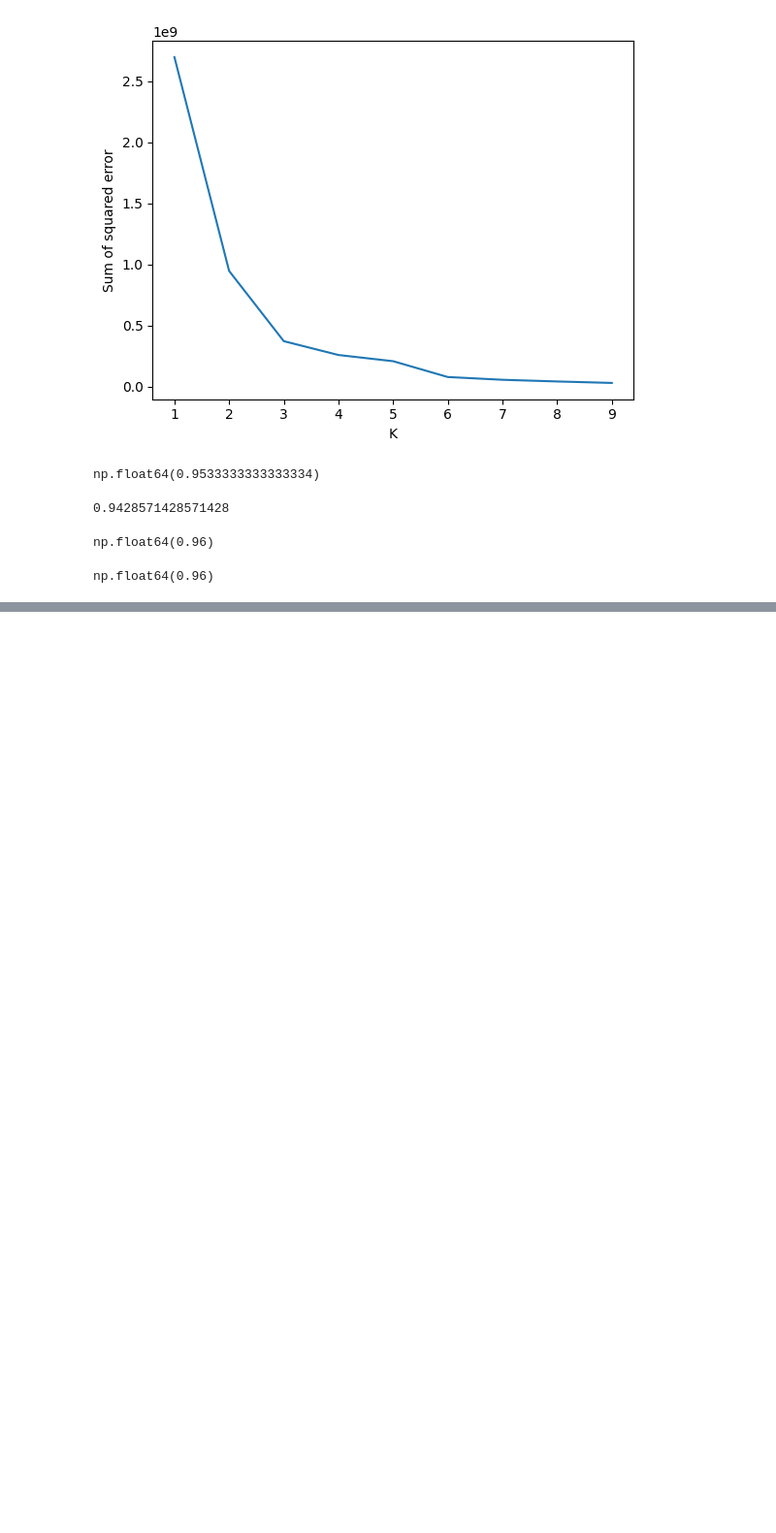
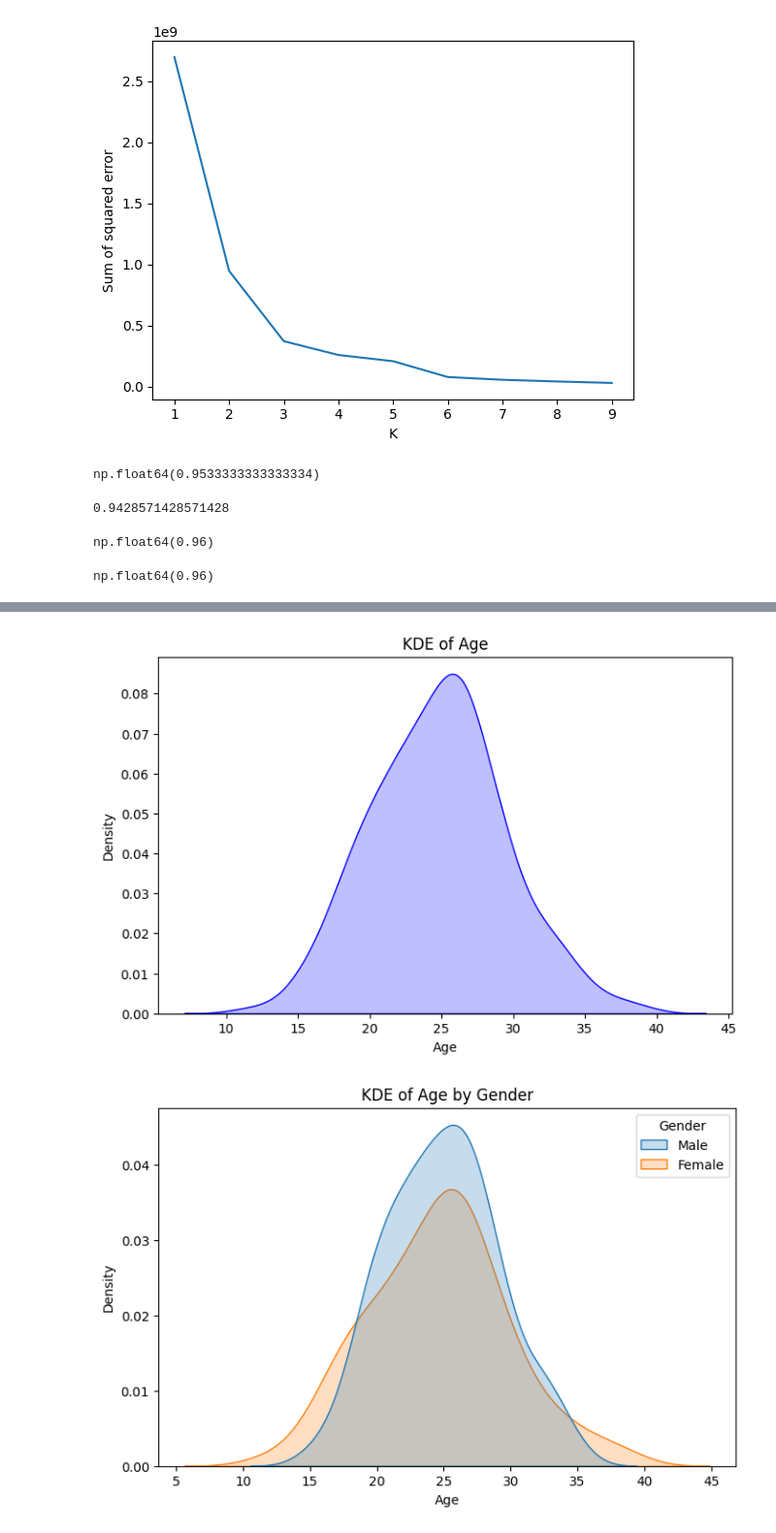
Before and after one commit to abhiii1801/Learning-AI-and-Machine-Leaning, a Jupyter notebook: ml_learn.ipynb, the cells around one changed output, grey strips where cells are left out. Shown at 97% size. Saved outputs shown, nothing was run; the diff lists cells and outputs as text; code cells hidden in the pictures; blank space fills up the shorter version.

```diff
--- a/ml_learn.ipynb
+++ b/ml_learn.ipynb
@@ -524,0 +585,42 @@ np.float64(0.96)
+# %%
+import pandas as pd
+import seaborn as sns
+import matplotlib.pyplot as plt
+import numpy as np
+
+# 1. Create sample dataset
+np.random.seed(42)
+data = {
+    "Age": np.random.normal(25, 5, 200),   # Normal distribution around 25
+    "Salary": np.random.normal(50000, 8000, 200),
+    "Gender": np.random.choice(["Male", "Female"], 200)
+}
+
+df = pd.DataFrame(data)
+
+# 2. KDE Plot - Age distribution
+plt.figure(figsize=(8, 5))
+sns.kdeplot(df["Age"], fill=True, color="blue")
+plt.title("KDE of Age")
+plt.xlabel("Age")
+plt.ylabel("Density")
+plt.show()
+
+# 3. KDE with hue (Age distribution by Gender)
+plt.figure(figsize=(8, 5))
+sns.kdeplot(data=df, x="Age", hue="Gender", fill=True)
+plt.title("KDE of Age by Gender")
+plt.xlabel("Age")
+plt.ylabel("Density")
+plt.show()
+
+# 4. Histogram vs KDE (Salary)
+plt.figure(figsize=(8, 5))
+sns.histplot(df["Salary"], bins=20, kde=True, color="green")
+plt.title("Histogram + KDE of Salary")
+plt.xlabel("Salary")
+plt.ylabel("Frequency")
+plt.show()
+# %% [output]
+[figure, added]
+[figure, added]
```
Also changed, not shown: parts of 3 cells of this notebook, 5 other files.
